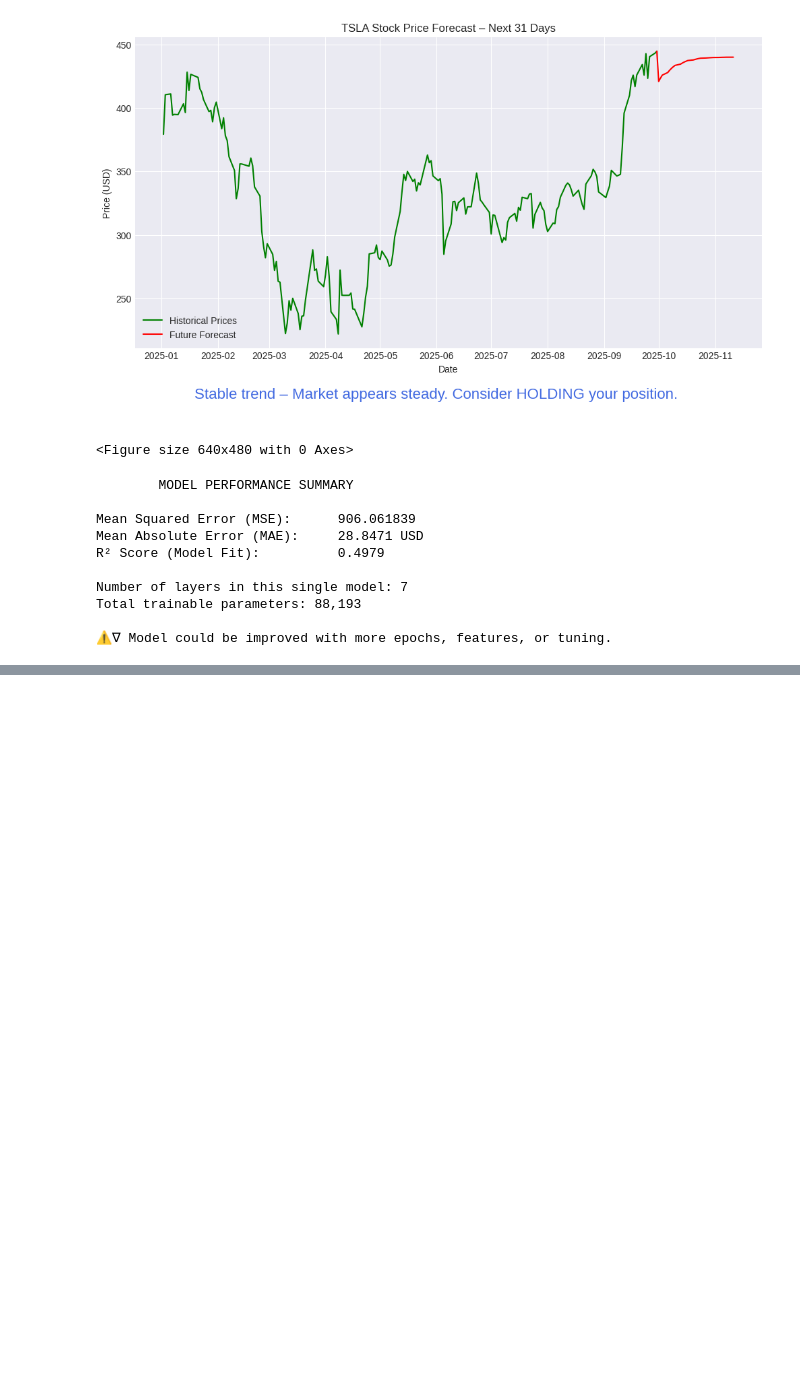
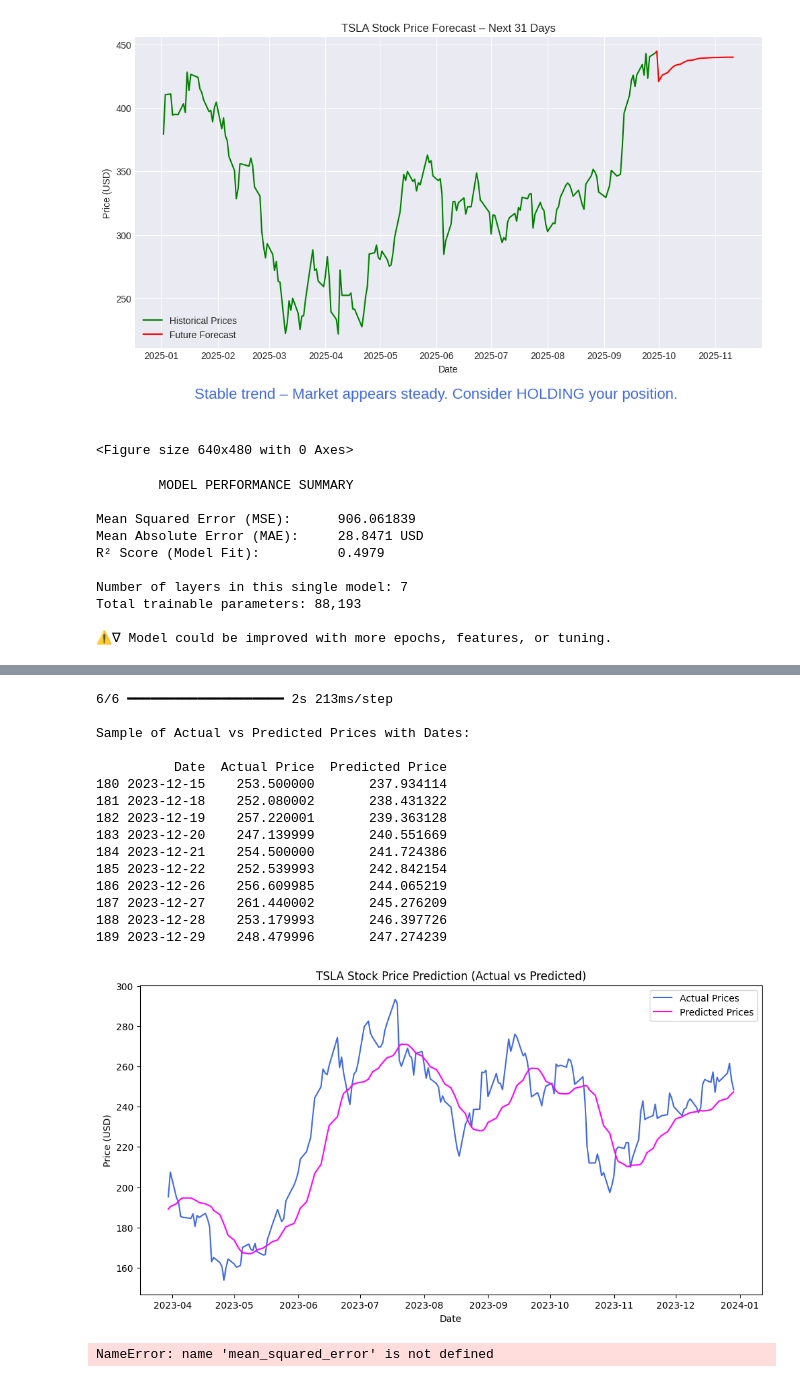
Before and after one commit to cpratham3/LSTM_Neural_Network, a Jupyter notebook: Market_Forecast_RNN.ipynb, the cells around one changed output, grey strips where cells are left out. Cells and saved outputs as stored; diff of their text form; code cells hidden in the pictures; blank space fills up the shorter version.

```diff
--- a/Market_Forecast_RNN.ipynb
+++ b/Market_Forecast_RNN.ipynb
@@ -757,0 +1132,20 @@ Total trainable parameters: 88,193
+# %%
+# STEP 4: Data Cleaning and Visualization
+
+# Check for missing values
+print("Missing values in dataset:\n", data.isnull().sum())
+
+# Delete any rows with missing data
+data.dropna(inplace=True)
+
+# Keep only the 'Close' price column for prediction
+close_prices = data['Close'].values.reshape(-1, 1)
+
+# Visualize the closing price over time
+plt.figure(figsize=(12,6))
+plt.plot(data.index, close_prices, label=f"{ticker} Closing Prices", color='blue')
+plt.title(f"{ticker} Closing Price History (2020-2024)")
+plt.xlabel("Date")
+plt.ylabel("Price (USD)")
+plt.legend()
+plt.show()
@@ -757,0 +1452,60 @@ Total trainable parameters: 88,193
+# %%
+# STEP 9: Model Prediction and Visualization
+
+# Predict stock prices using the trained model
+predictions = model.predict(X_test)
+
+# Convert scaled predictions back to original 'Close' prices
+# Get the scaler parameters used for the 'Close' feature (first column)
+close_min = scaler.data_min_[0]
+close_max = scaler.data_max_[0]
+
+# Undo scaling manually for Close price
+predictions_unscaled = predictions * (close_max - close_min) + close_min
+y_test_actual_unscaled = y_test * (close_max - close_min) + close_min
+
+# Attach Dates to Predictions (for readability)
+# Adjust the date slicing to match the new 'data' DataFrame index length and the split point
+pred_dates = data.index[len(data) - len(y_test_actual_unscaled):]
+
+# Create DataFrame for inspection
+result_df = pd.DataFrame({
+    'Date': pred_dates,
+    'Actual Price': y_test_actual_unscaled.flatten(),
+    'Predicted Price': predictions_unscaled.flatten()
+})
+
+print("\nSample of Actual vs Predicted Prices with Dates:\n")
+print(result_df.tail(10))
+
+# Plot actual vs predicted prices
+plt.figure(figsize=(12,6))
+plt.plot(result_df['Date'], result_df['Actual Price'], label="Actual Prices", color='royalblue')
+plt.plot(result_df['Date'], result_df['Predicted Price'], label="Predicted Prices", color='magenta')
+plt.title(f"{ticker} Stock Price Prediction (Actual vs Predicted)")
+plt.xlabel("Date")
+plt.ylabel("Price (USD)")
+plt.legend()
+plt.show()
+
+# Calculate and print Mean Squared Error using unscaled values
+mse = mean_squared_error(y_test_actual_unscaled, predictions_unscaled)
+print("\nMean Squared Error (MSE):", mse)
+# %% [output]
+6/6 ━━━━━━━━━━━━━━━━━━━━ 2s 213ms/step
+
+Sample of Actual vs Predicted Prices with Dates:
+
+          Date  Actual Price  Predicted Price
+180 2023-12-15    253.500000       237.934114
+181 2023-12-18    252.080002       238.431322
+182 2023-12-19    257.220001       239.363128
+183 2023-12-20    247.139999       240.551669
+184 2023-12-21    254.500000       241.724386
+185 2023-12-22    252.539993       242.842154
+186 2023-12-26    256.609985       244.065219
+187 2023-12-27    261.440002       245.276209
+188 2023-12-28    253.179993       246.397726
+189 2023-12-29    248.479996       247.274239
+[figure, added]
+NameError: name 'mean_squared_error' is not defined
```
Also changed, not shown: parts of 38 cells of this notebook.
